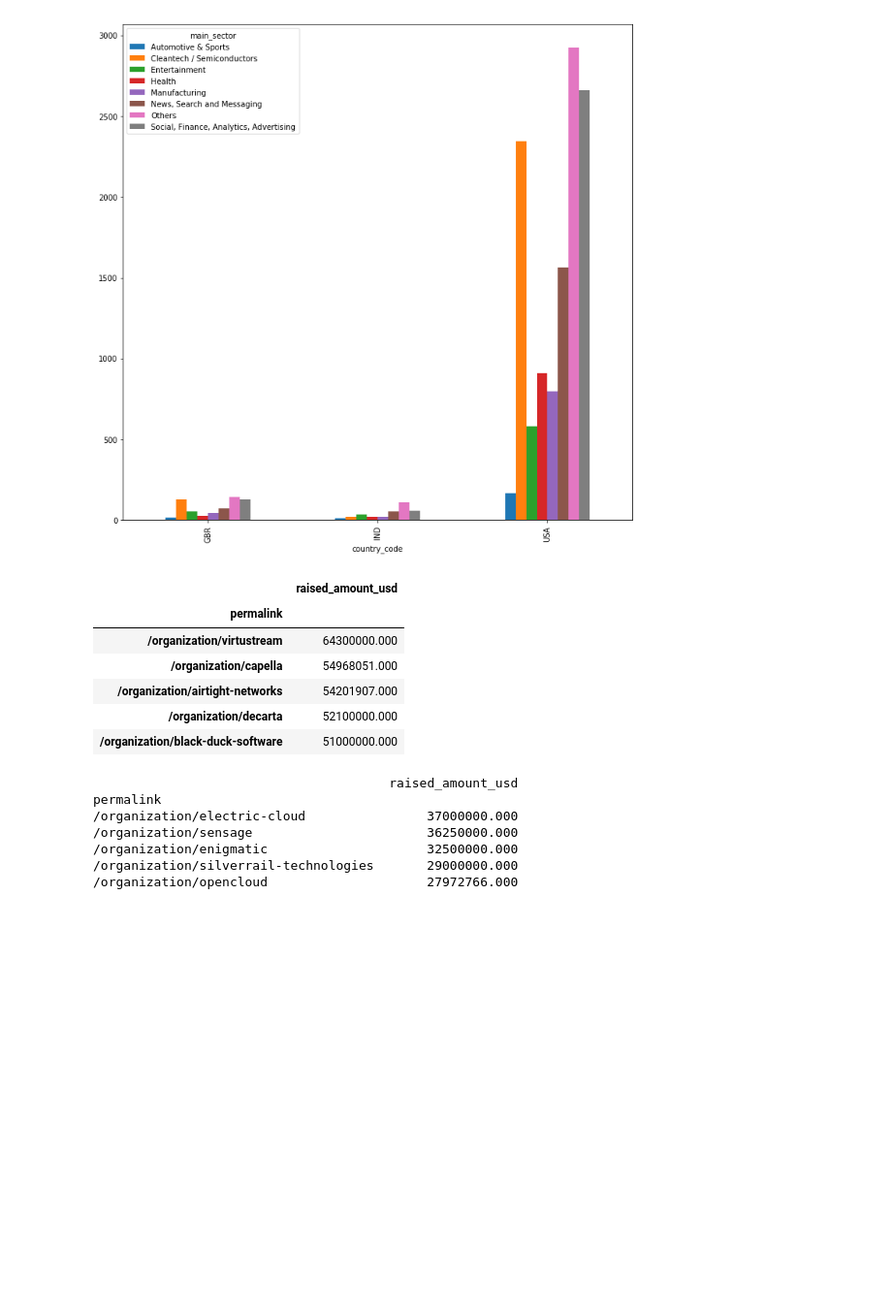
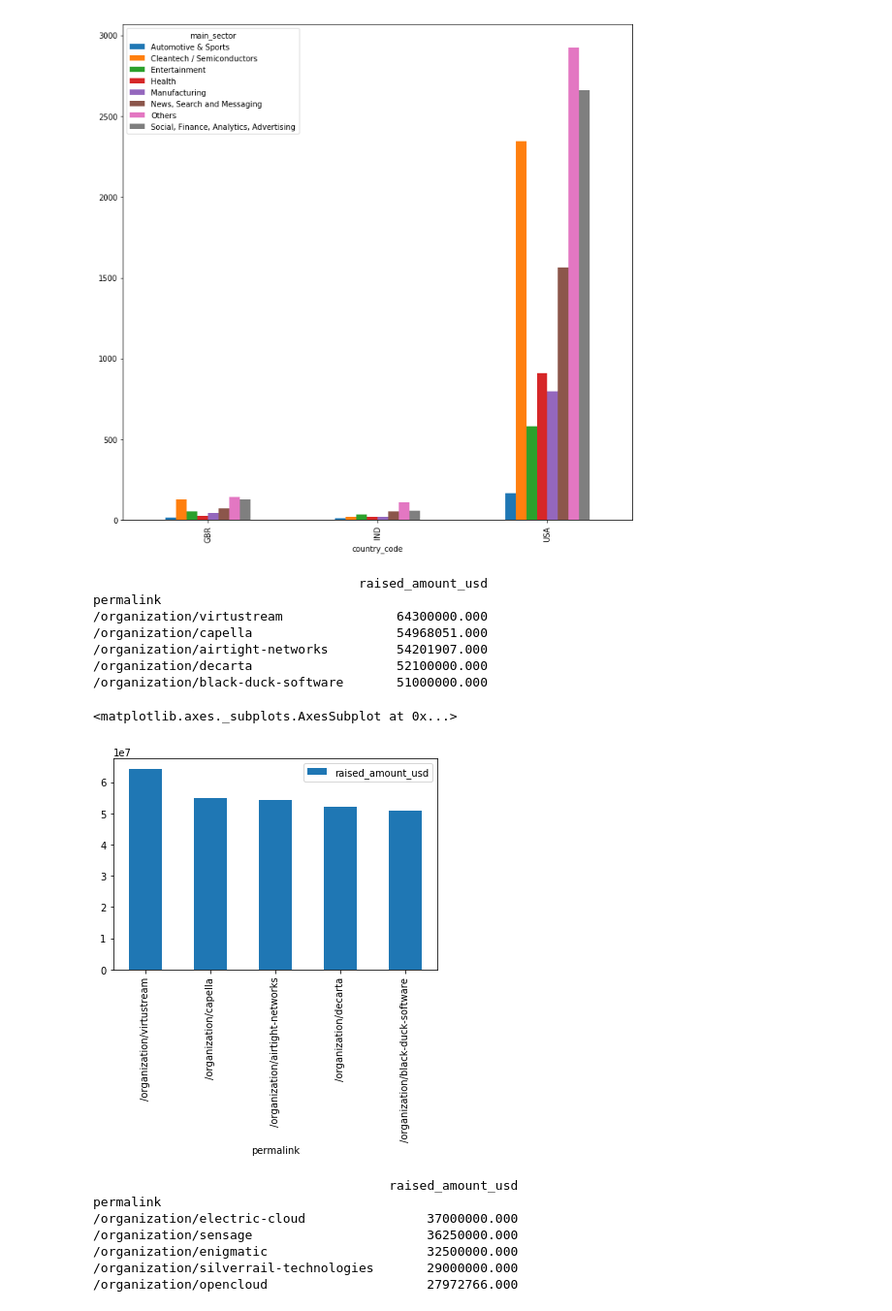
Before and after one commit to sameerg07/EDA_SparkFunds, a Jupyter notebook: EDA-SparkFunds_Assignment.ipynb, the cells around one changed output. Shown: that part at 97% size. Cells and saved outputs as stored; diff of their text form; code cells hidden in the pictures; blank space fills up the shorter version.

```diff
--- a/EDA-SparkFunds_Assignment.ipynb
+++ b/EDA-SparkFunds_Assignment.ipynb
@@ -802,15 +802,18 @@ pt4.plot(kind = "bar" , stacked=False,figsize=(12,12))
 # %%
 ##Top 5 companies in Others Sector in USA
 usa_top5_others = usa[usa.main_sector == "Others"].groupby("permalink").sum().sort_values("raised_amount_usd",ascending=False).iloc[0:5]
-usa_top5_others
+print(usa_top5_others)
+usa_top5_others.plot.bar()
 # %% [output]
-|  | raised_amount_usd |
-| permalink |  |
-| /organization/virtustream | 64300000.000 |
-| /organization/capella | 54968051.000 |
-| /organization/airtight-networks | 54201907.000 |
-| /organization/decarta | 52100000.000 |
-| /organization/black-duck-software | 51000000.000 |
+                                   raised_amount_usd
+permalink
+/organization/virtustream               64300000.000
+/organization/capella                   54968051.000
+/organization/airtight-networks         54201907.000
+/organization/decarta                   52100000.000
+/organization/black-duck-software       51000000.000
+<matplotlib.axes._subplots.AxesSubplot at 0x...>
+[figure, added]
 # %%
 ##Top 5 companies in Others Sector in GBR
 gbr_top5_others = gbr[gbr.main_sector == "Others"].groupby("permalink").sum().sort_values("raised_amount_usd",ascending=False).iloc[0:5]
```
